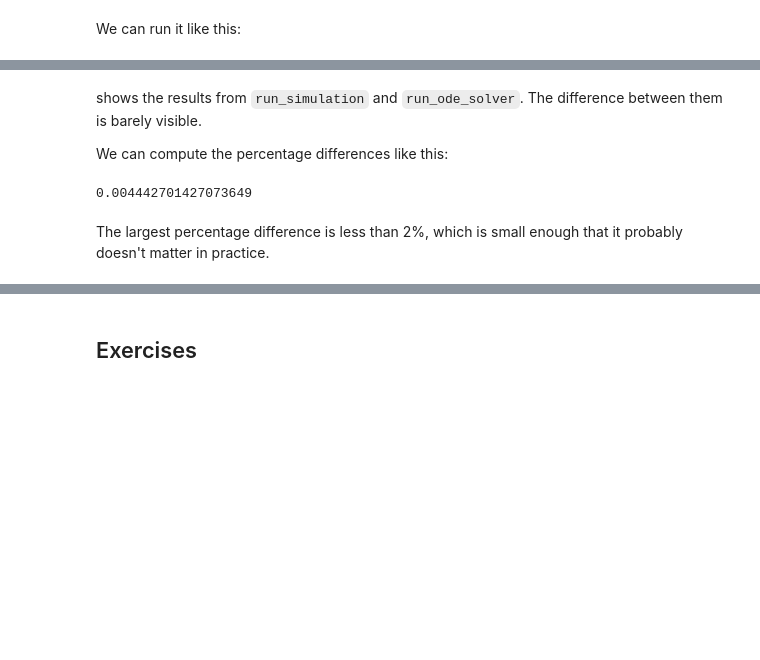
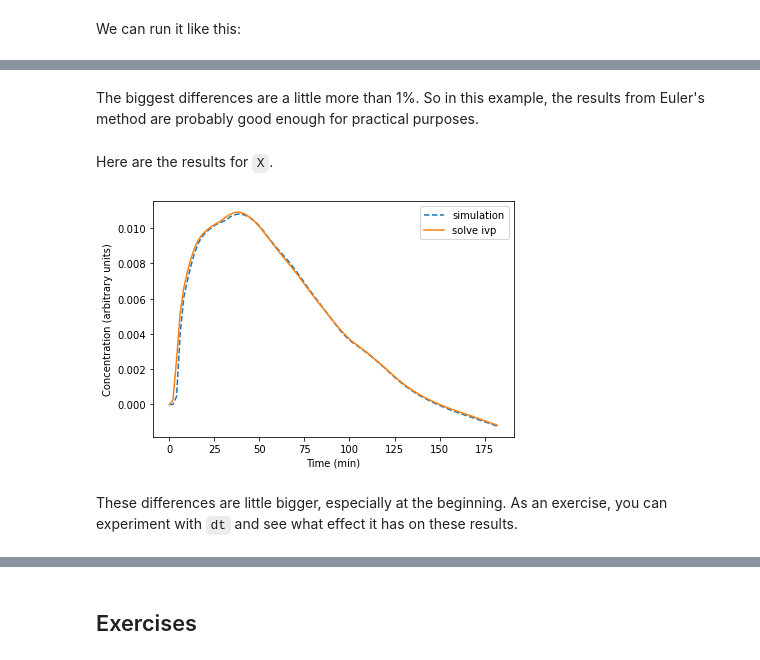
Before and after one commit to AllenDowney/ModSim, a Jupyter notebook: python/soln/chap18.ipynb, the cells around one changed output, grey strips where cells are left out. Cells and saved outputs as stored; diff of their text form; code cells hidden in the pictures; blank space fills up the shorter version.

```diff
--- a/python/soln/chap18.ipynb
+++ b/python/soln/chap18.ipynb
@@ -272,16 +325,19 @@ decorate(xlabel='Time (min)',
+# %% [markdown]
+The biggest differences are a little more than 1%.
+So in this example, the results from Euler's method are probably good enough for practical purposes.
 # %% [markdown]
-shows the results from `run_simulation` and
-`run_ode_solver`. The difference between them is barely visible.
-
-We can compute the percentage differences like this:
+Here are the results for `X`.
-# %%
-diff = results.G - results2.G
-percent_diff = diff / results2.G * 100
-percent_diff.abs().max()
-# %% [output]
-0.004442701427073649
+# %%
+results.X.plot(style='--', label='simulation')
+results2.X.plot(style='-', label='solve ivp')
+
+decorate(xlabel='Time (min)',
+         ylabel='Concentration (arbitrary units)')
+# %% [output]
+[figure, new version]
 # %% [markdown]
-The largest percentage difference is less than 2%, which is small enough that it probably doesn't matter in practice.
+These differences are little bigger, especially at the beginning.
+As an exercise, you can experiment with `dt` and see what effect it has on these results.
 # %% [markdown]
 ## Summary
 
```
Also changed, not shown: parts of 54 cells of this notebook, 12 other files.
